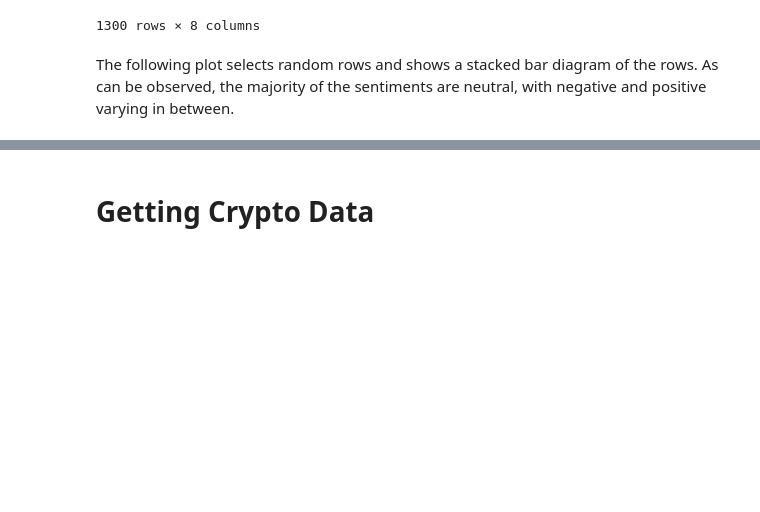
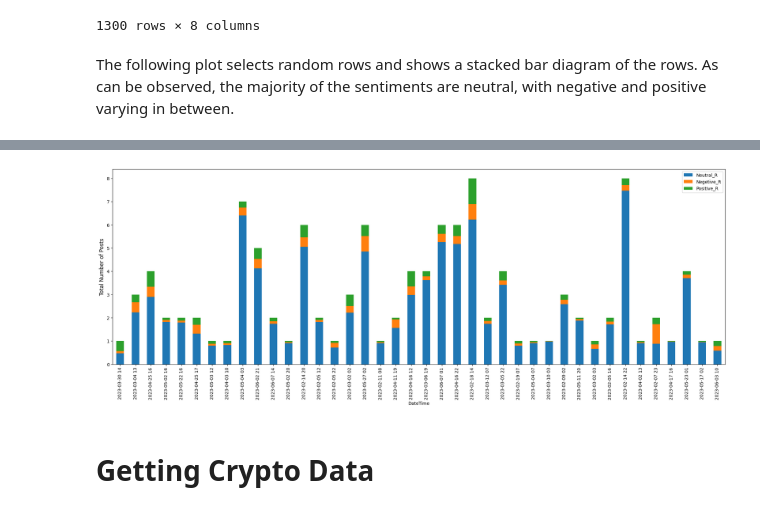
Before and after one commit to danial-ch/Ethereum_price_prediction_using_social_sentiments, a Jupyter notebook: Creating_Dataset.ipynb, the cells around one changed output, grey strips where cells are left out. Cells and saved outputs as stored; diff of their text form; code cells hidden in the pictures; blank space fills up the shorter version.

```diff
--- a/Creating_Dataset.ipynb
+++ b/Creating_Dataset.ipynb
@@ -48,5 +50,9 @@ import matplotlib.pyplot as plt
 # %%
 finnhub_client = finnhub.Client(api_key="ci22ik9r01qifnupm7kgci22ik9r01qifnupm7l0")
+# %%
+reddit_read_only = praw.Reddit(client_id="QgAaKQMUr4ilpRzRvbRjpA",
+                               client_secret="br4D8WQ5JYNFR0E8fpuo-ceqOXjbsA",
+                               user_agent="ethereum price prediction")
 # %%
 number_of_days = 125
 finish_time = datetime(2023,6,9)
@@ -210,3 +358,17 @@ plt.show()
+# %%
+reddit_data_scaled = reddit_df_prototype.copy()
+reddit_data_scaled["Neutral_R"] = reddit_data_scaled["Neutral_R"] * reddit_data_scaled["Total_R"]
+reddit_data_scaled["Negetive_R"] = reddit_data_scaled["Negetive_R"] * reddit_data_scaled["Total_R"]
+reddit_data_scaled["Positive_R"] = reddit_data_scaled["Positive_R"] * reddit_data_scaled["Total_R"]
+
+fig = plt.figure(figsize = (25,8))
+reddit_data_scaled[["Neutral_R","Negetive_R","Positive_R","DateTime"]].sample(40).plot(
+    x="DateTime", kind="bar", stacked=True, ax=plt.gca())
+plt.ylabel("Total Number of Posts", fontsize = 12)
+plt.legend()
+plt.show()
+# %% [output]
+[figure, added]
 # %% [markdown]
 # Getting Crypto Data
 # %%
```
Also changed, not shown: parts of 32 cells of this notebook, 1 other file.
